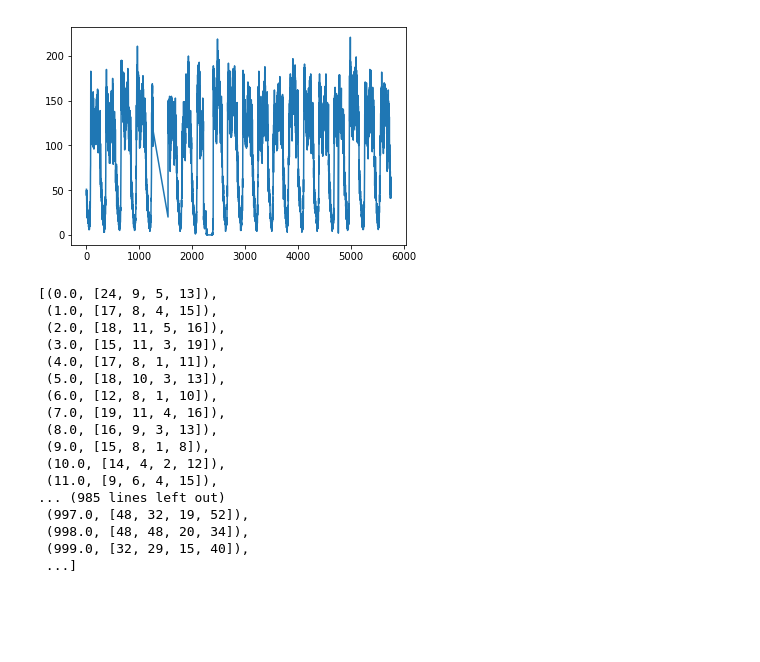
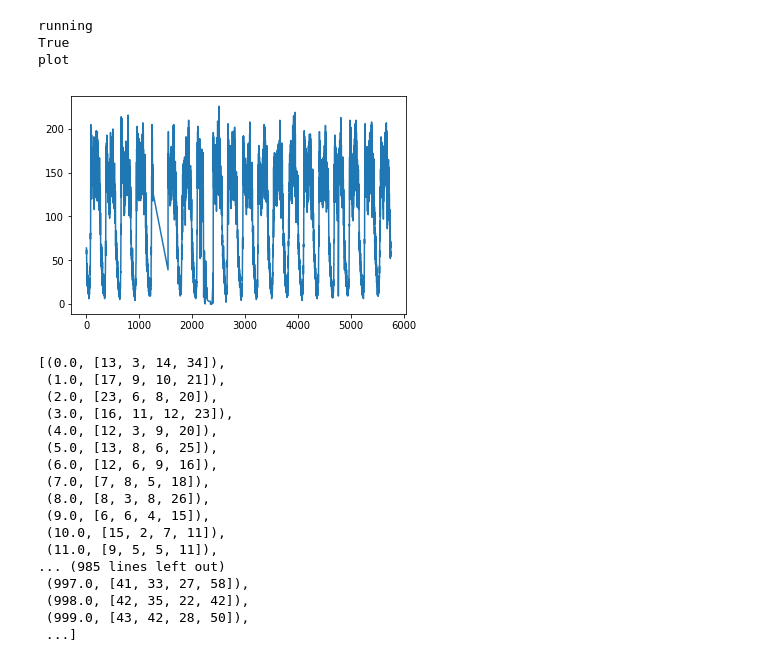
Before and after one commit to neoestod/traffic, a Jupyter notebook: traffic.ipynb, the cells around one changed output. Saved outputs shown, nothing was run; the diff lists cells and outputs as text; code cells hidden in the pictures; blank space fills up the shorter version.

```diff
--- a/traffic.ipynb
+++ b/traffic.ipynb
@@ -67,50 +67,57 @@ def checkMissingSpots(checkPointId):
 # %%
 import matplotlib.pyplot as plt
 import bisect
 def plotTrafficDistribution(checkPointId, timeRange=(None, None), plot=True):
+    print ("running")
     trafficRecordsForId = trafficRecordsByIdLoaded.get(checkPointId)
     if trafficRecordsForId is None:
+        print ("traffic records for id is None")
         return
     keys = [ele[0] for ele in trafficRecordsForId]
 
     startIntervalId = timeRange[0]
     endIntervalId = timeRange[1]
 
     startIndex = 0
     endIndex = len(trafficRecordsForId)
 
     if startIntervalId is not None:
         startIndex = bisect.bisect_left(keys, startIntervalId)
 
     if endIntervalId is not None:
         endIndex = bisect.bisect_right(keys, endIntervalId)
 
+    print (plot)
     if plot:
+        print ("plot")
         x, y = zip(*((ele[0], sum(ele[1])) for ele in trafficRecordsForId[startIndex: endIndex]))
 
         plt.plot(x, y)
         plt.show()
 
     return trafficRecordsForId[startIndex: endIndex]
 
-plotTrafficDistribution("704")
+plotTrafficDistribution("405", plot=True)
 # %% [output]
+running
+True
+plot
-[figure, old version]
+[figure, new version]
-[(0.0, [24, 9, 5, 13]),
- (1.0, [17, 8, 4, 15]),
- (2.0, [18, 11, 5, 16]),
- (3.0, [15, 11, 3, 19]),
- (4.0, [17, 8, 1, 11]),
- (5.0, [18, 10, 3, 13]),
- (6.0, [12, 8, 1, 10]),
- (7.0, [19, 11, 4, 16]),
- (8.0, [16, 9, 3, 13]),
- (9.0, [15, 8, 1, 8]),
- (10.0, [14, 4, 2, 12]),
- (11.0, [9, 6, 4, 15]),
-... (985 lines left out)
- (997.0, [48, 32, 19, 52]),
- (998.0, [48, 48, 20, 34]),
- (999.0, [32, 29, 15, 40]),
- ...]
+[(0.0, [13, 3, 14, 34]),
+ (1.0, [17, 9, 10, 21]),
+ (2.0, [23, 6, 8, 20]),
+ (3.0, [16, 11, 12, 23]),
+ (4.0, [12, 3, 9, 20]),
+ (5.0, [13, 8, 6, 25]),
+ (6.0, [12, 6, 9, 16]),
+ (7.0, [7, 8, 5, 18]),
+ (8.0, [8, 3, 8, 26]),
+ (9.0, [6, 6, 4, 15]),
+ (10.0, [15, 2, 7, 11]),
+ (11.0, [9, 5, 5, 11]),
+... (985 lines left out)
+ (997.0, [41, 33, 27, 58]),
+ (998.0, [42, 35, 22, 42]),
+ (999.0, [43, 42, 28, 50]),
+ ...]
 # %%
```
Also changed, not shown: parts of 3 cells of this notebook.
